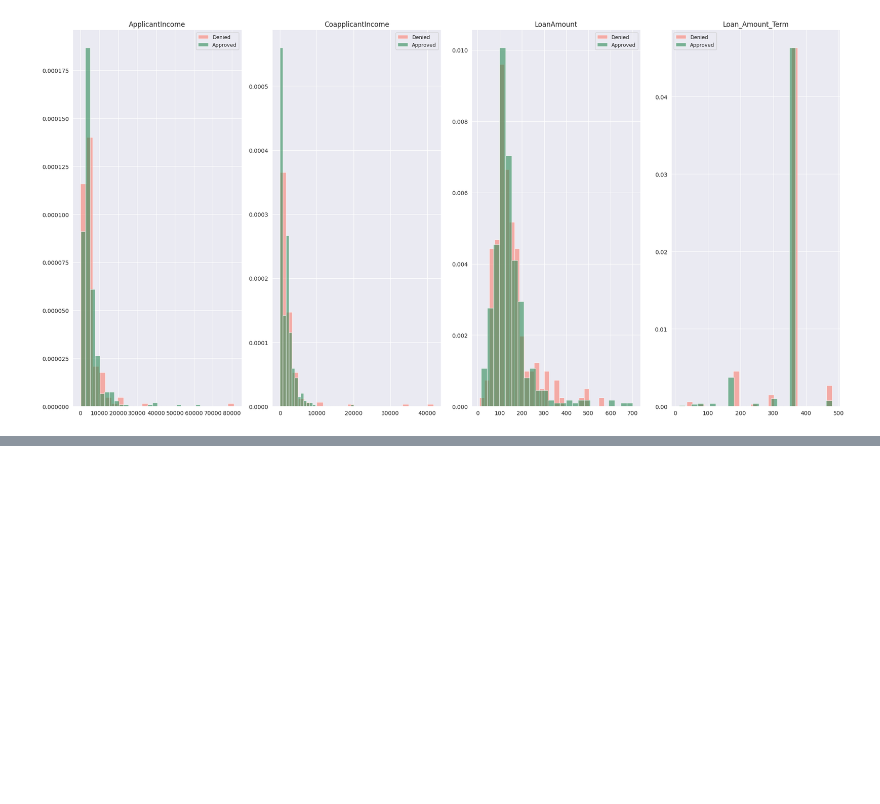
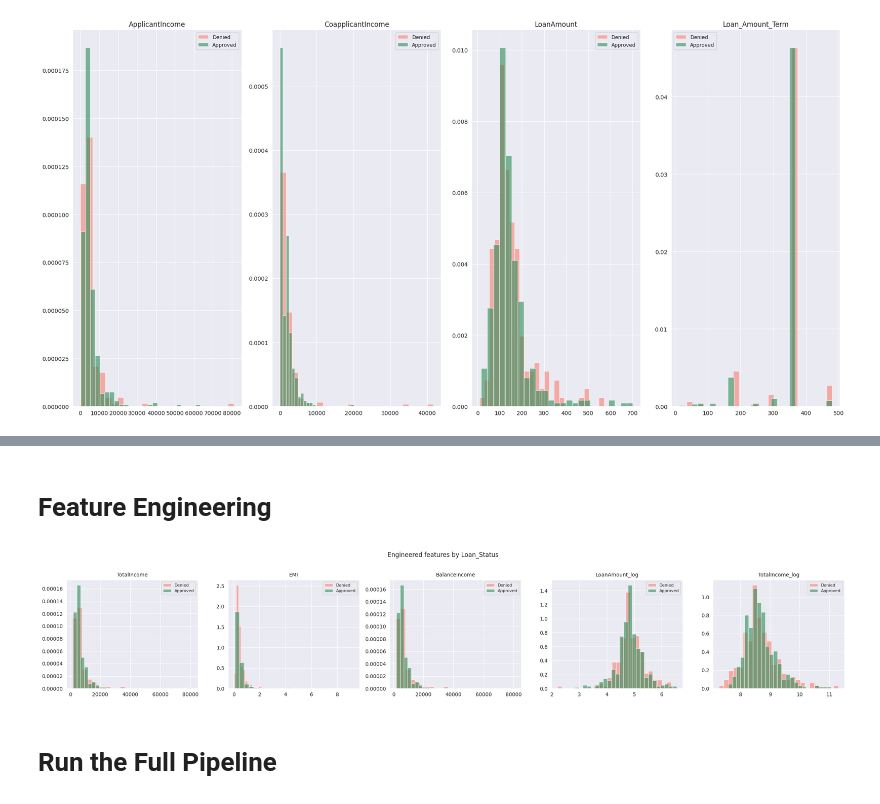
Before and after one commit to polokocodes/Data-Science---ML-Projects, a Jupyter notebook: EDA_Loan_prediction.ipynb, the cells around one changed output, grey strips where cells are left out. Saved outputs shown, nothing was run; the diff lists cells and outputs as text; code cells hidden in the pictures; blank space fills up the shorter version.

```diff
--- a/EDA_Loan_prediction.ipynb
+++ b/EDA_Loan_prediction.ipynb
@@ -247,0 +336,23 @@ plt.show()
+# %% [markdown]
+# Feature Engineering
+# %%
+loan_data['TotalIncome'] = loan_data['ApplicantIncome'] + loan_data['CoapplicantIncome']
+loan_data['EMI'] = loan_data['LoanAmount'] / loan_data['Loan_Amount_Term']
+loan_data['BalanceIncome'] = loan_data['TotalIncome'] - loan_data['EMI']
+loan_data['LoanAmount_log'] = loan_data['LoanAmount'].apply(lambda x: np.log(x))
+loan_data['TotalIncome_log'] = loan_data['TotalIncome'].apply(lambda x: np.log(x))
+# %%
+new_cols = ['TotalIncome', 'EMI', 'BalanceIncome', 'LoanAmount_log', 'TotalIncome_log']
+
+fig, axes = plt.subplots(1, 5, figsize=(22, 4))
+for i, col in enumerate(new_cols):
+    for s, color, label in [(0, "salmon", "Denied"), (1, "seagreen", "Approved")]:
+        sub = loan_data[loan_data["target"] == s][col].dropna()
+        axes[i].hist(sub, bins=25, alpha=0.6, color=color, label=label, density=True)
+    axes[i].set_title(col, fontsize=10); axes[i].legend(fontsize=8)
+plt.suptitle("Engineered features by Loan_Status", y=1.02)
+plt.tight_layout(); plt.show()
+# %% [output]
+[figure, added]
+# %% [markdown]
+# Run the Full Pipeline
```
Also changed, not shown: parts of 18 cells of this notebook.
